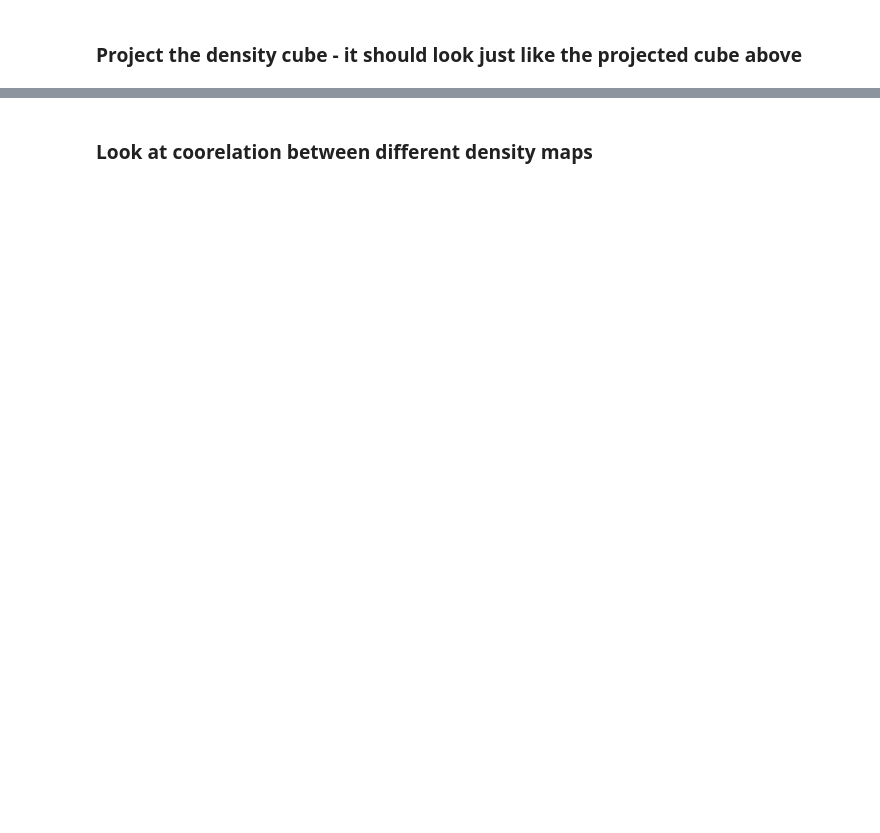
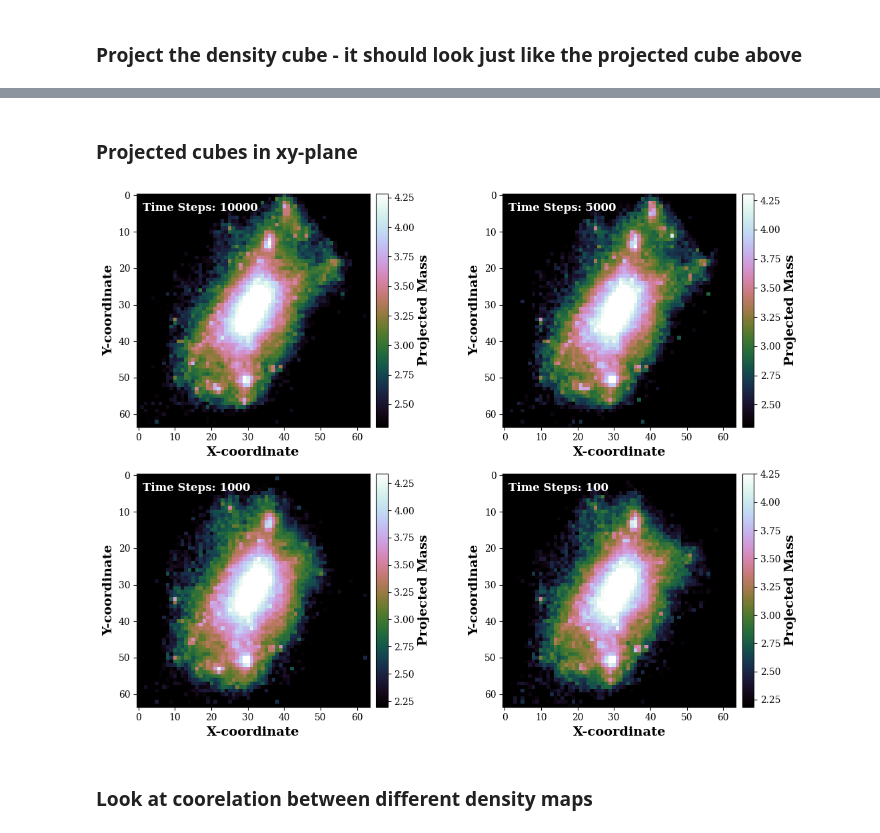
Before and after one commit to erichabjan/cluster_deprojection, a Jupyter notebook: conditional_diffusion_model/model_test.ipynb, the cells around one changed output, grey strips where cells are left out. Drawn from its saved outputs; the diff is of its cells as text; code cells hidden in the pictures; blank space fills up the shorter version.

```diff
--- a/conditional_diffusion_model/model_test.ipynb
+++ b/conditional_diffusion_model/model_test.ipynb
@@ -132,3 +157,56 @@ cbar.set_label("Projected Mass", fontsize=14, fontweight='semibold')
+# %% [markdown]
+### Projected cubes in xy-plane
+# %%
+cube_mean = data_dict["metadata"]["cube_log10_mean"]
+cube_std  = data_dict["metadata"]["cube_log10_std"]
+
+#log10_rho = data_sampled_cubes * cube_std + cube_mean
+log10_rho = data_sampled_cubes[:, 0] * cube_std + cube_mean
+rho_samp = 10**log10_rho
+
+rho_im = np.sum(rho_samp, axis = 1)
+
+samp_imgs = (np.log10(rho_im ) - data_dict["metadata"]["proj_mass_log10_mean"]) / data_dict["metadata"]["proj_mass_log10_std"]
+cmap = 'cubehelix'
+fs = 12
+
+fig, axes = plt.subplots(nrows=2, ncols=2, figsize=(13, 10), constrained_layout=False)
+fig.set_constrained_layout_pads(w_pad=0.1, h_pad=0.2, wspace=-0.1, hspace=0.1)
+ax1, ax2, ax3, ax4 = axes[0, 0], axes[0, 1], axes[1, 0], axes[1, 1]
+
+ind = 0
+im1 = ax1.imshow(samp_imgs[ind], vmin = np.quantile(samp_imgs[ind], 0.5), vmax = np.quantile(samp_imgs[ind], 0.98), cmap=cmap, origin="upper")
+ax1.set_xlabel("X-coordinate", fontsize=14, fontweight='semibold')
+ax1.set_ylabel("Y-coordinate", fontsize=14, fontweight='semibold')
+ax1.text(0.025, 0.925, f'Time Steps: {inf_steps[ind]}', transform=ax1.transAxes, color='white', weight='semibold', size=fs)
+cbar = fig.colorbar(im1, ax=ax1, fraction=0.046, pad=0.02)
+cbar.set_label("Projected Mass", fontsize=14, fontweight='semibold')
+
+ind = 1
+im2 = ax2.imshow(samp_imgs[ind], vmin = np.quantile(samp_imgs[ind], 0.5), vmax = np.quantile(samp_imgs[ind], 0.98), cmap=cmap, origin="upper")
+ax2.set_xlabel("X-coordinate", fontsize=14, fontweight='semibold')
+ax2.set_ylabel("Y-coordinate", fontsize=14, fontweight='semibold')
+ax2.text(0.025, 0.925, f'Time Steps: {inf_steps[ind]}', transform=ax2.transAxes, color='white', weight='semibold', size=fs)
+cbar = fig.colorbar(im2, ax=ax2, fraction=0.046, pad=0.02)
+cbar.set_label("Projected Mass", fontsize=14, fontweight='semibold')
+
+ind = 2
+im3 = ax3.imshow(samp_imgs[ind], vmin = np.quantile(samp_imgs[ind], 0.5), vmax = np.quantile(samp_imgs[ind], 0.98), cmap=cmap, origin="upper")
+ax3.set_xlabel("X-coordinate", fontsize=14, fontweight='semibold')
+ax3.set_ylabel("Y-coordinate", fontsize=14, fontweight='semibold')
+ax3.text(0.025, 0.925, f'Time Steps: {inf_steps[ind]}', transform=ax3.transAxes, color='white', weight='semibold', size=fs)
+cbar = fig.colorbar(im3, ax=ax3, fraction=0.046, pad=0.02)
+cbar.set_label("Projected Mass", fontsize=14, fontweight='semibold')
+
+ind = 4
+im4 = ax4.imshow(samp_imgs[ind], vmin = np.quantile(samp_imgs[ind], 0.5), vmax = np.quantile(samp_imgs[ind], 0.98), cmap=cmap, origin="upper")
+ax4.set_xlabel("X-coordinate", fontsize=14, fontweight='semibold')
+ax4.set_ylabel("Y-coordinate", fontsize=14, fontweight='semibold')
+ax4.text(0.025, 0.925, f'Time Steps: {inf_steps[ind]}', transform=ax4.transAxes, color='white', weight='semibold', size=fs)
+cbar = fig.colorbar(im4, ax=ax4, fraction=0.046, pad=0.02)
+cbar.set_label("Projected Mass", fontsize=14, fontweight='semibold')
+# %% [output]
+[figure, added]
 # %% [markdown]
 ### Look at coorelation between different density maps
 # %%
```
Also changed, not shown: parts of 21 cells of this notebook, 16 other files.
